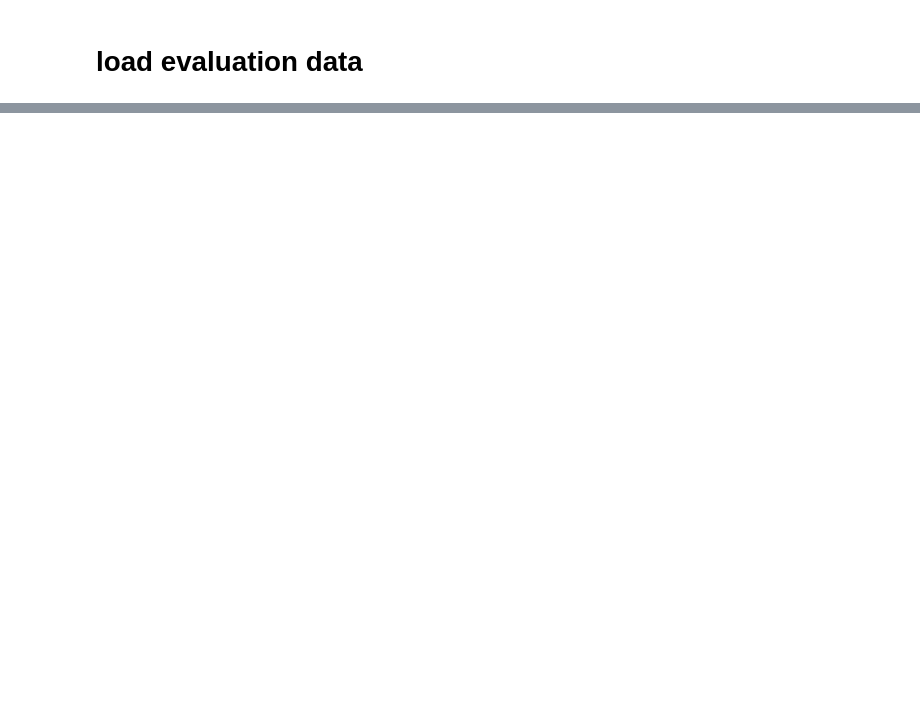
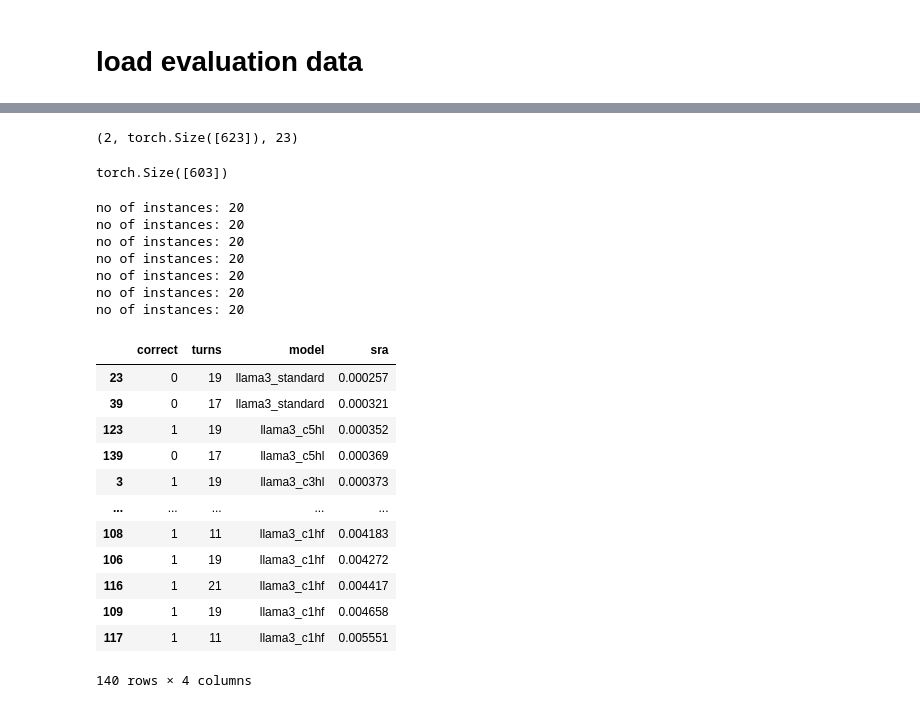
Before and after one commit to navidmdn/ESConv-SRA, a Jupyter notebook: training/evaluation.ipynb, the cells around one changed output, grey strips where cells are left out. Drawn from its saved outputs; the diff is of its cells as text; code cells hidden in the pictures; blank space fills up the shorter version.

```diff
--- a/training/evaluation.ipynb
+++ b/training/evaluation.ipynb
@@ -161,0 +79,60 @@ plt.show()
+# %%
+t = a['Clarification']
+len(t), t[0].shape, len(t[1])
+# %% [output]
+(2, torch.Size([623]), 23)
+# %%
+t[1][2].shape
+# %% [output]
+torch.Size([603])
+# %%
+from glob import glob
+import pandas as pd
+
+
+res_files = glob('data/eval4/*.json')
+
+res_df_list = []
+
+for f in res_files:
+    model_name = f.split('/')[-1].replace(".json", "")
+    correct = 0
+    sra = 0
+    resps = load_responses(f)
+    print("no of instances:", len(resps))
+
+    for r in resps:
+        if r['strategy'] == r['inferred_strategy']:
+            correct = 1
+        else:
+            correct = 0
+        res_df_list.append({
+            'correct': correct,
+            'turns': len(r['messages']),
+            'model': model_name,
+            'sra': r['sra']
+        })
+
+df = pd.DataFrame(res_df_list)
+df.sort_values(by=['sra'])
+# %% [output]
+no of instances: 20
+no of instances: 20
+no of instances: 20
+no of instances: 20
+no of instances: 20
+no of instances: 20
+no of instances: 20
+|  | correct | turns | model | sra |
+| 23 | 0 | 19 | llama3_standard | 0.000257 |
+| 39 | 0 | 17 | llama3_standard | 0.000321 |
+| 123 | 1 | 19 | llama3_c5hl | 0.000352 |
+| 139 | 0 | 17 | llama3_c5hl | 0.000369 |
+| 3 | 1 | 19 | llama3_c3hl | 0.000373 |
+| ... | ... | ... | ... | ... |
+| 108 | 1 | 11 | llama3_c1hf | 0.004183 |
+| 106 | 1 | 19 | llama3_c1hf | 0.004272 |
+| 116 | 1 | 21 | llama3_c1hf | 0.004417 |
+| 109 | 1 | 19 | llama3_c1hf | 0.004658 |
+| 117 | 1 | 11 | llama3_c1hf | 0.005551 |
+140 rows × 4 columns
```
Also changed, not shown: parts of 8 cells of this notebook, 4 other files.
